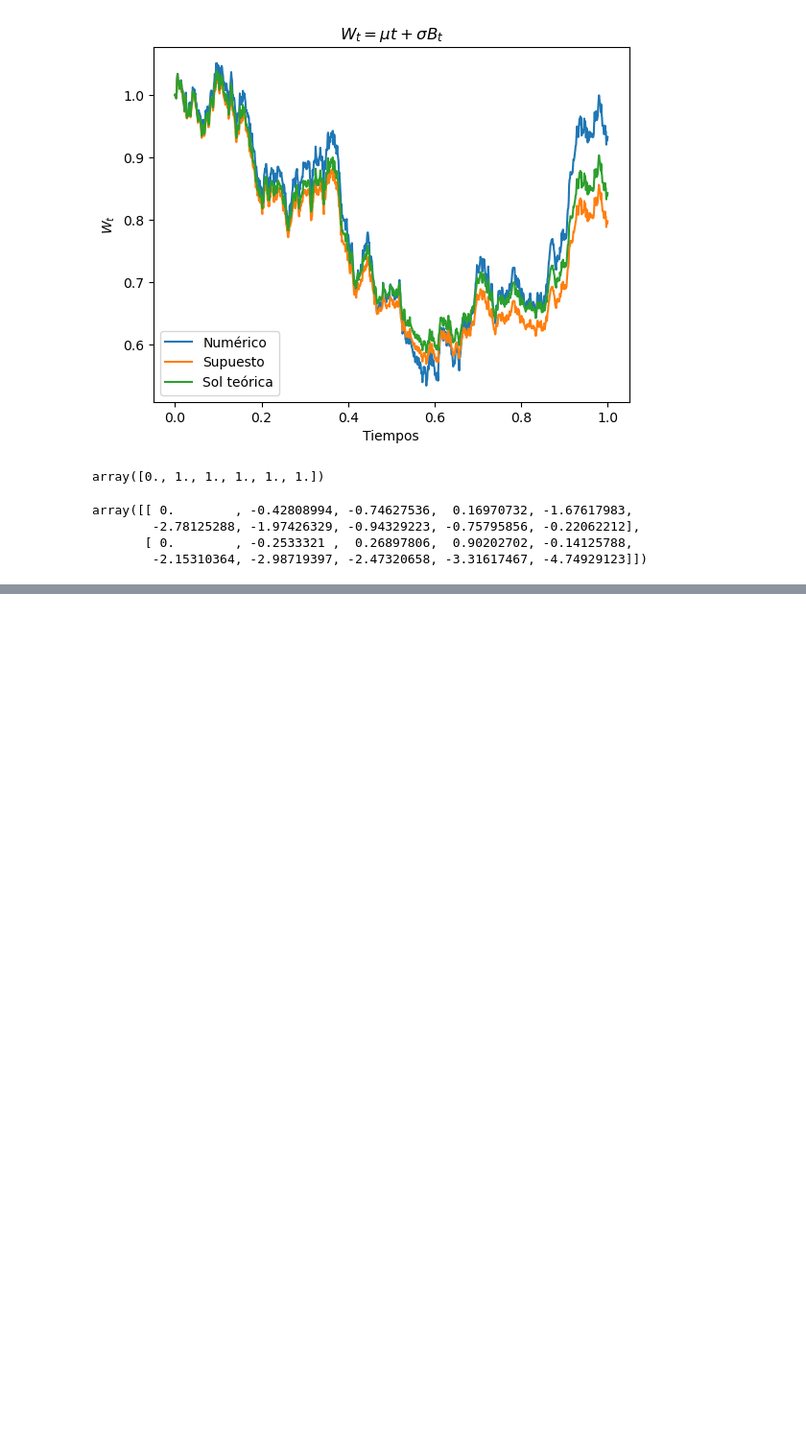
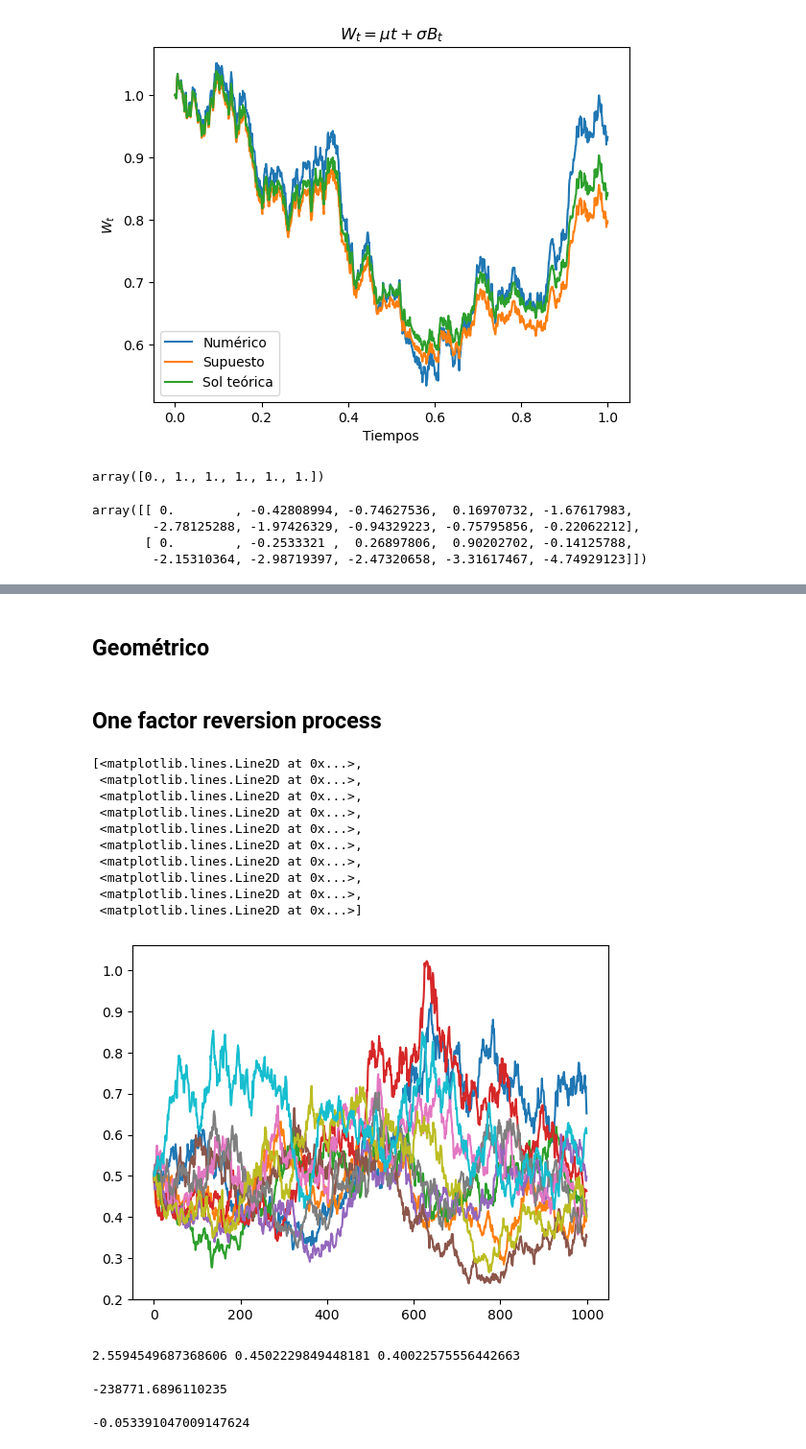
Before and after one commit to msanchezr99/Talleres_estocasticos1, a Jupyter notebook: Procesos_estoc_continuos/EDE.ipynb, the cells around one changed output, grey strips where cells are left out. Shown at 96% size. Drawn from its saved outputs; the diff is of its cells as text; code cells hidden in the pictures; blank space fills up the shorter version.

```diff
--- a/Procesos_estoc_continuos/EDE.ipynb
+++ b/Procesos_estoc_continuos/EDE.ipynb
@@ -105,0 +112,4 @@ array([[ 0.        , -0.42808994, -0.74627536,  0.16970732, -1.67617983,
+# %% [markdown]
+## Geométrico
+# %% [markdown]
+## One factor reversion process
@@ -105,0 +118,20 @@ array([[ 0.        , -0.42808994, -0.74627536,  0.16970732, -1.67617983,
+# %%
+#Simulación
+import matplotlib.pyplot as plt
+#T=1
+n=1000
+dt=1/252#T/n
+d=100
+time=np.linspace(0,1,n+1)
+
+alpha=1.5
+mu=0.5
+sigma=0.4
+gamma=0.5#0,1/2,1,3/2
+
+
+X=np.zeros(shape=(d,n))#Cada fila una simulación
+X[:,0]=0.5*np.ones(shape=(d))
+#dX[:,0] condiciones iniciales (zero por ahora)
+for i in range(1,n):
+    X[:,i]=X[:,i-1]+alpha*(mu-X[:,i-1])*dt+sigma*(X[:,i-1]**gamma)*(dt**(1/2))*np.random.normal(size=d)#,size=(d,1))
@@ -105,0 +146,14 @@ array([[ 0.        , -0.42808994, -0.74627536,  0.16970732, -1.67617983,
+# %%
+plt.plot(X.T)
+# %% [output]
+[<matplotlib.lines.Line2D at 0x...>,
+ <matplotlib.lines.Line2D at 0x...>,
+ <matplotlib.lines.Line2D at 0x...>,
+ <matplotlib.lines.Line2D at 0x...>,
+ <matplotlib.lines.Line2D at 0x...>,
+ <matplotlib.lines.Line2D at 0x...>,
+ <matplotlib.lines.Line2D at 0x...>,
+ <matplotlib.lines.Line2D at 0x...>,
+ <matplotlib.lines.Line2D at 0x...>,
+ <matplotlib.lines.Line2D at 0x...>]
+[figure, added]
@@ -105,0 +164,14 @@ array([[ 0.        , -0.42808994, -0.74627536,  0.16970732, -1.67617983,
+# %%
+print(np.mean(alpha_hat),np.mean(mu_hat),np.mean(sigma_hat))
+# %% [output]
+2.5594549687368606 0.4502229849448181 0.40022575556442663
+# %%
+np.sum((X1[1:]-X1[:-1]-alpha_hat*(mu_hat-X1[:-1]*dt))/(X1[:-1]**gamma) )
+# %% [output]
+-238771.6896110235
+# %%
+
+(1/n*dt)*np.sum((X1[1:]-X1[:-1]-alpha_hat*(mu_hat-X1[:-1]*dt))/(X1[:-1]**gamma) )
+(1/n*dt)*np.sum((X1[1:]-X1[:-1]-alpha_hat*(mu_hat-X1[:-1]*dt))/(X1[:-1]**gamma) )
+# %% [output]
+-0.053391047009147624
```
Also changed, not shown: parts of 7 cells of this notebook, 8 other files.
